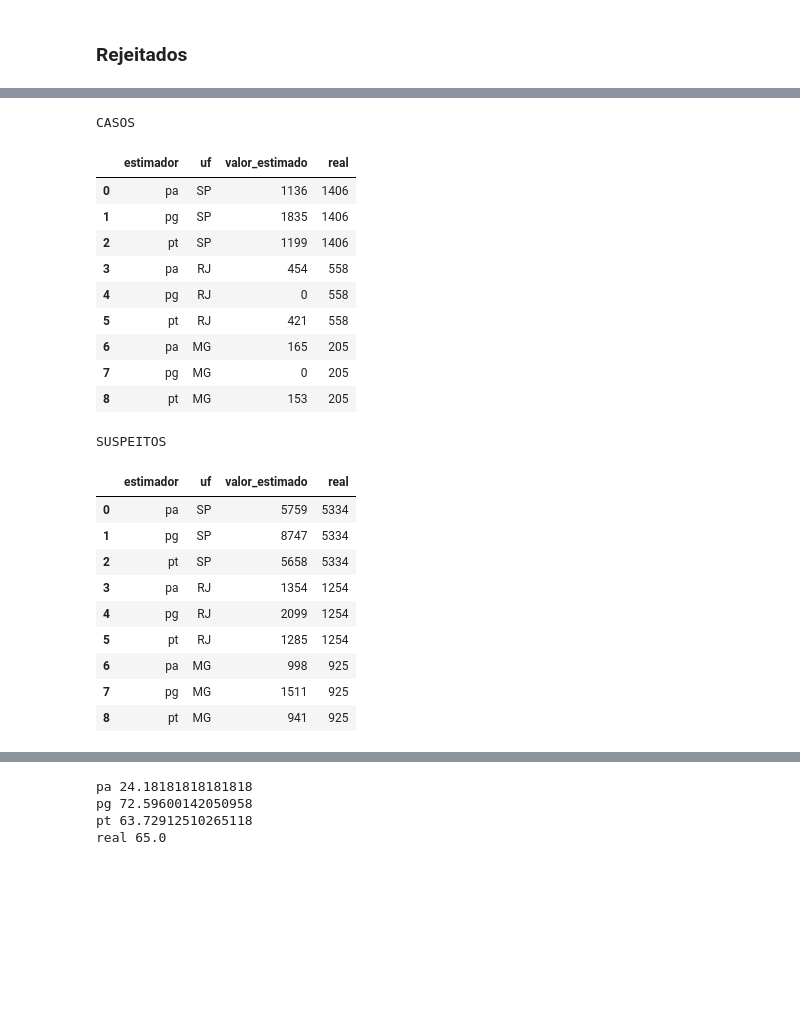
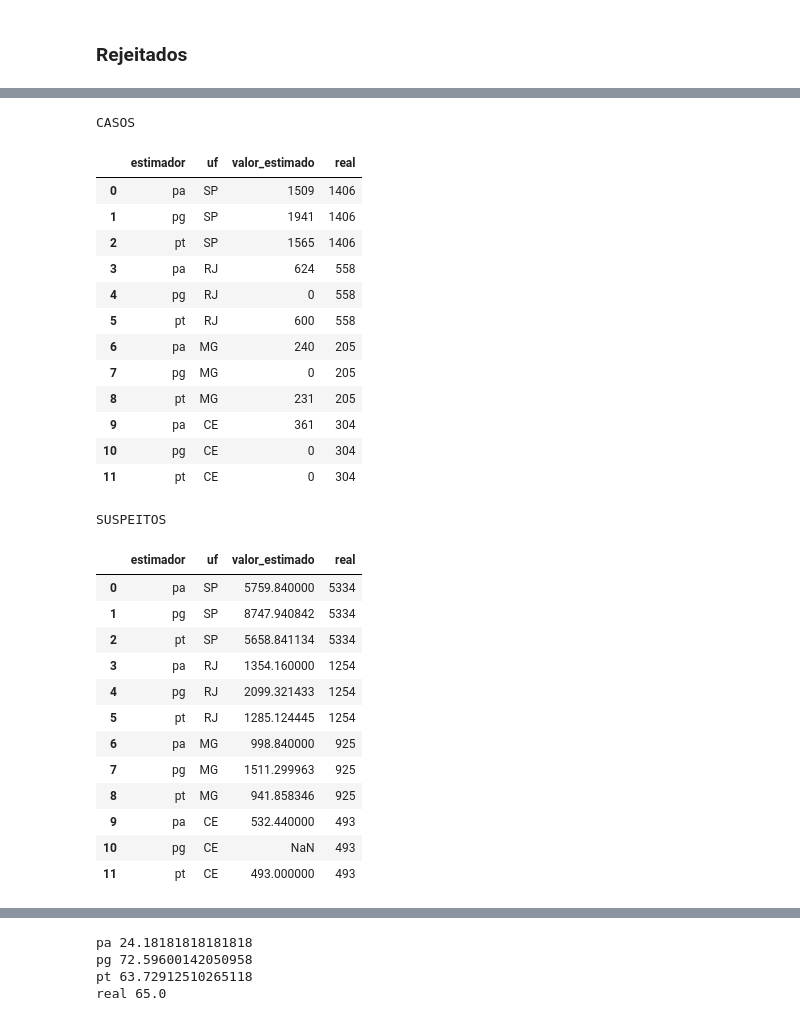
Before and after one commit to davicn/covid19_predict, a Jupyter notebook: notebooks/primeiras_estimativas.ipynb, the cells around one changed output, grey strips where cells are left out. Saved outputs shown, nothing was run; the diff lists cells and outputs as text; code cells hidden in the pictures; blank space fills up the shorter version.

```diff
--- a/notebooks/primeiras_estimativas.ipynb
+++ b/notebooks/primeiras_estimativas.ipynb
@@ -22,21 +30,27 @@ data.head()
 # %%
 sp = data[data['uf']=='SP']
 sp.index = np.arange(len(sp))
+sp = sp.sort_values(by="dates")
 
 ce = data[data['uf']=='CE']
 ce.index = np.arange(len(ce))
+ce = ce.sort_values(by="dates")
 
 ma = data[data['uf']=='MA']
 ma.index = np.arange(len(ma))
+ma = ma.sort_values(by="dates")
 
 rj = data[data['uf']=='RJ']
 rj.index = np.arange(len(rj))
+rj = rj.sort_values(by="dates")
 
 mg = data[data['uf']=='MG']
 mg.index = np.arange(len(mg))
+mg = mg.sort_values(by="dates")
 
 rn = data[data['uf']=='RN']
 rn.index = np.arange(len(rn))
+rn = rn.sort_values(by="dates")
 
 
 d = [sp,rj,mg,ce,ma]
@@ -105,11 +119,11 @@ fig.autofmt_xdate()
 # %%
 from functions.pop import *
 print('CASOS\n')
-t = 28
+t = 27
 
 dc = []
 col_ = ['estimador','uf','valor_estimado','real']
-for (i,j,r) in zip(d[:-2],uf[:-2],[1406,558,205]):
+for (i,j,r) in zip(d[:-1],uf[:-1],[1406,558,205,304]):
     d_ = i['cases'].to_numpy()
     t0,t1,t2 = 1,13,26
     p0,p1,p2 = d_[0],d_[12],d_[-1]
@@ -125,40 +139,46 @@ dc
 # %% [output]
 CASOS
 |  | estimador | uf | valor_estimado | real |
-| 0 | pa | SP | 1136 | 1406 |
-| 1 | pg | SP | 1835 | 1406 |
-| 2 | pt | SP | 1199 | 1406 |
-| 3 | pa | RJ | 454 | 558 |
+| 0 | pa | SP | 1509 | 1406 |
+| 1 | pg | SP | 1941 | 1406 |
+| 2 | pt | SP | 1565 | 1406 |
+| 3 | pa | RJ | 624 | 558 |
 | 4 | pg | RJ | 0 | 558 |
-| 5 | pt | RJ | 421 | 558 |
-| 6 | pa | MG | 165 | 205 |
+| 5 | pt | RJ | 600 | 558 |
+| 6 | pa | MG | 240 | 205 |
 | 7 | pg | MG | 0 | 205 |
-| 8 | pt | MG | 153 | 205 |
+| 8 | pt | MG | 231 | 205 |
+| 9 | pa | CE | 361 | 304 |
+| 10 | pg | CE | 0 | 304 |
+| 11 | pt | CE | 0 | 304 |
 # %%
 print('SUSPEITOS\n')
 t = 28
 
 ds = []
-for (i,j,r) in zip(d[:-2],uf[:-2],[5334,1254,925]):
+for (i,j,r) in zip(d[:-1],uf[:-1],[5334,1254,925,493]):
     d_ = i['suspects'].to_numpy()
     t0,t1,t2 = 1,13,26
     p0,p1,p2 = d_[0],d_[12],d_[-1]
-    ds.append(['pa',j,int(pa(t,p0,p2,t0,t2)),r])
-    ds.append(['pg',j,int(pg(p0,p2,t,t0,t2)),r])
-    ds.append(['pt',j,int(pt(p0,p1,p2,t,t0,t2)),r])
+    ds.append(['pa',j,pa(t,p0,p2,t0,t2),r])
+    ds.append(['pg',j,pg(p0,p2,t,t0,t2),r])
+    ds.append(['pt',j,pt(p0,p1,p2,t,t0,t2),r])
 
 ds = pd.DataFrame(data=ds,columns=col_)
 ds
 # %% [output]
 SUSPEITOS
 |  | estimador | uf | valor_estimado | real |
-| 0 | pa | SP | 5759 | 5334 |
-| 1 | pg | SP | 8747 | 5334 |
-| 2 | pt | SP | 5658 | 5334 |
-| 3 | pa | RJ | 1354 | 1254 |
-| 4 | pg | RJ | 2099 | 1254 |
-| 5 | pt | RJ | 1285 | 1254 |
-| 6 | pa | MG | 998 | 925 |
-| 7 | pg | MG | 1511 | 925 |
-| 8 | pt | MG | 941 | 925 |
+| 0 | pa | SP | 5759.840000 | 5334 |
+| 1 | pg | SP | 8747.940842 | 5334 |
+| 2 | pt | SP | 5658.841134 | 5334 |
+| 3 | pa | RJ | 1354.160000 | 1254 |
+| 4 | pg | RJ | 2099.321433 | 1254 |
+| 5 | pt | RJ | 1285.124445 | 1254 |
+| 6 | pa | MG | 998.840000 | 925 |
+| 7 | pg | MG | 1511.299963 | 925 |
+| 8 | pt | MG | 941.858346 | 925 |
+| 9 | pa | CE | 532.440000 | 493 |
+| 10 | pg | CE | NaN | 493 |
+| 11 | pt | CE | 493.000000 | 493 |
 # %%
```
Also changed, not shown: parts of 9 cells of this notebook, 3 other files.
